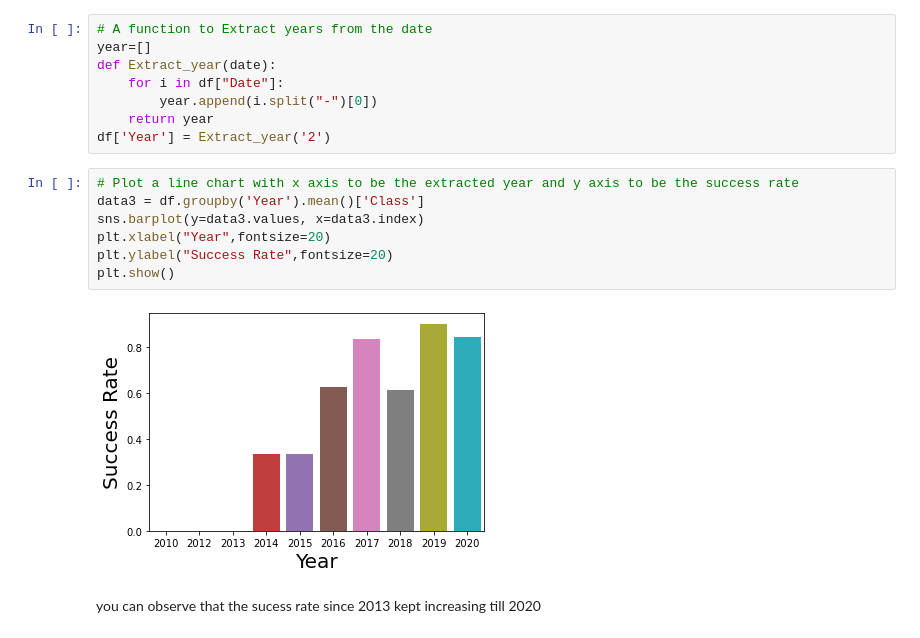
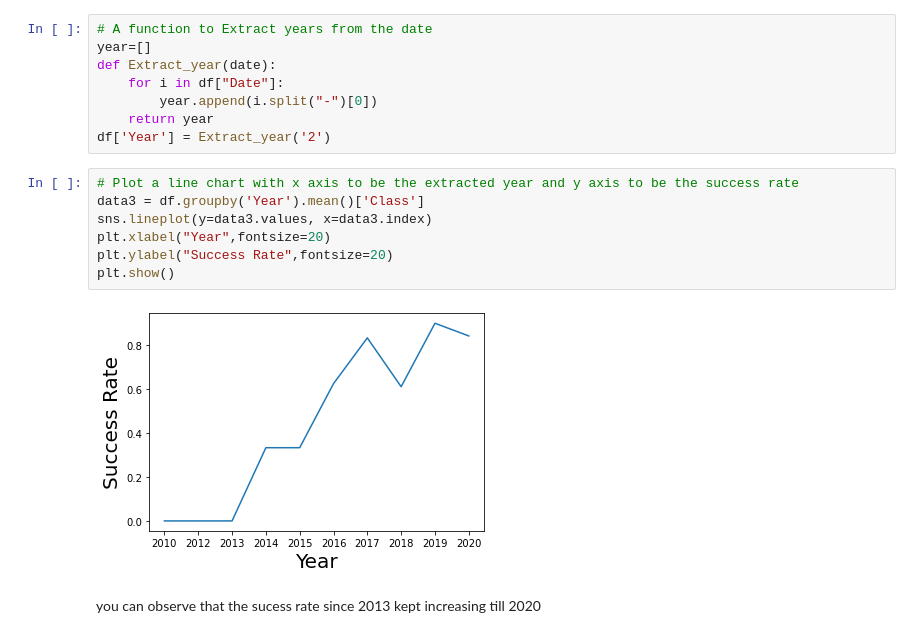
Before and after one commit to mdcastille/coursera_capstone_202112, a Jupyter notebook: Week 2 Data Vis.ipynb, the cells around one changed output. Cells and saved outputs as stored; diff of their text form.

```diff
--- a/Week 2 Data Vis.ipynb
+++ b/Week 2 Data Vis.ipynb
@@ -170,12 +170,12 @@ df['Year'] = Extract_year('2')
 # %%
 # Plot a line chart with x axis to be the extracted year and y axis to be the success rate
 data3 = df.groupby('Year').mean()['Class']
-sns.barplot(y=data3.values, x=data3.index)
+sns.lineplot(y=data3.values, x=data3.index)
 plt.xlabel("Year",fontsize=20)
 plt.ylabel("Success Rate",fontsize=20)
 plt.show()
 # %% [output]
-[figure, old version]
+[figure, new version]
 # %% [markdown]
 you can observe that the sucess rate since 2013 kept increasing till 2020
 # %% [markdown]
```
Also changed, not shown: parts of 2 cells of this notebook.
